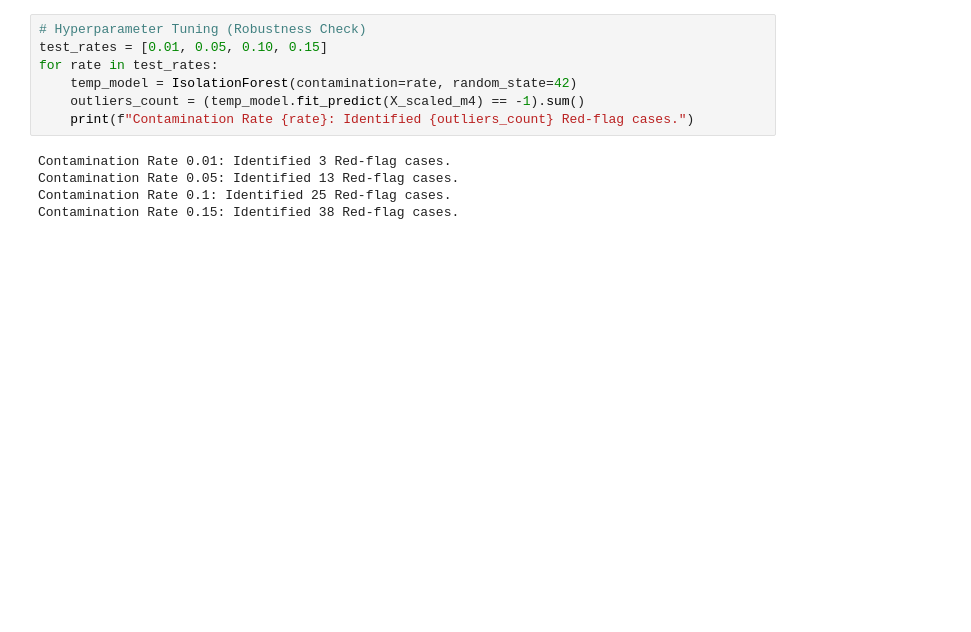
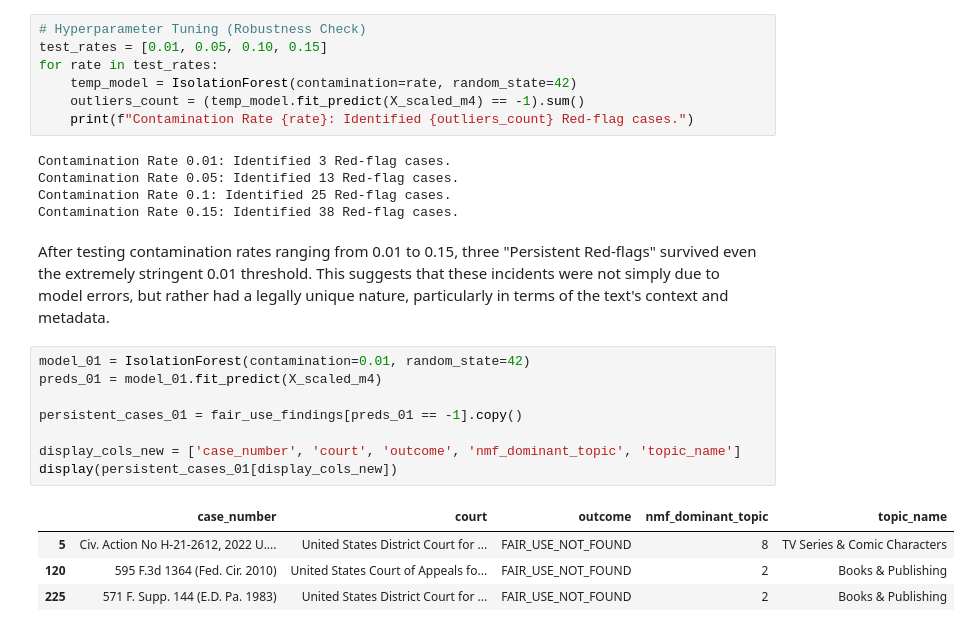
Before and after one commit to mqanaq/BA820-B1-Team13, a Jupyter notebook: Suji/Suji_Kim_BA820_M4.ipynb, the cells around one changed output. Saved outputs shown, nothing was run; the diff lists cells and outputs as text; blank space fills up the shorter version.

```diff
--- a/Suji/Suji_Kim_BA820_M4.ipynb
+++ b/Suji/Suji_Kim_BA820_M4.ipynb
@@ -431,3 +469,18 @@ Contamination Rate 0.01: Identified 3 Red-flag cases.
 Contamination Rate 0.05: Identified 13 Red-flag cases.
 Contamination Rate 0.1: Identified 25 Red-flag cases.
 Contamination Rate 0.15: Identified 38 Red-flag cases.
+# %% [markdown]
+After testing contamination rates ranging from 0.01 to 0.15, three "Persistent Red-flags" survived even the extremely stringent 0.01 threshold. This suggests that these incidents were not simply due to model errors, but rather had a legally unique nature, particularly in terms of the text's context and metadata.
+# %%
+model_01 = IsolationForest(contamination=0.01, random_state=42)
+preds_01 = model_01.fit_predict(X_scaled_m4)
+
+persistent_cases_01 = fair_use_findings[preds_01 == -1].copy()
+
+display_cols_new = ['case_number', 'court', 'outcome', 'nmf_dominant_topic', 'topic_name']
+display(persistent_cases_01[display_cols_new])
+# %% [output]
+|  | case_number | court | outcome | nmf_dominant_topic | topic_name |
+| 5 | Civ. Action No H-21-2612, 2022 U.... | United States District Court for ... | FAIR_USE_NOT_FOUND | 8 | TV Series & Comic Characters |
+| 120 | 595 F.3d 1364 (Fed. Cir. 2010) | United States Court of Appeals fo... | FAIR_USE_NOT_FOUND | 2 | Books & Publishing |
+| 225 | 571 F. Supp. 144 (E.D. Pa. 1983) | United States District Court for ... | FAIR_USE_NOT_FOUND | 2 | Books & Publishing |
```
Also changed, not shown: parts of 25 cells of this notebook.
